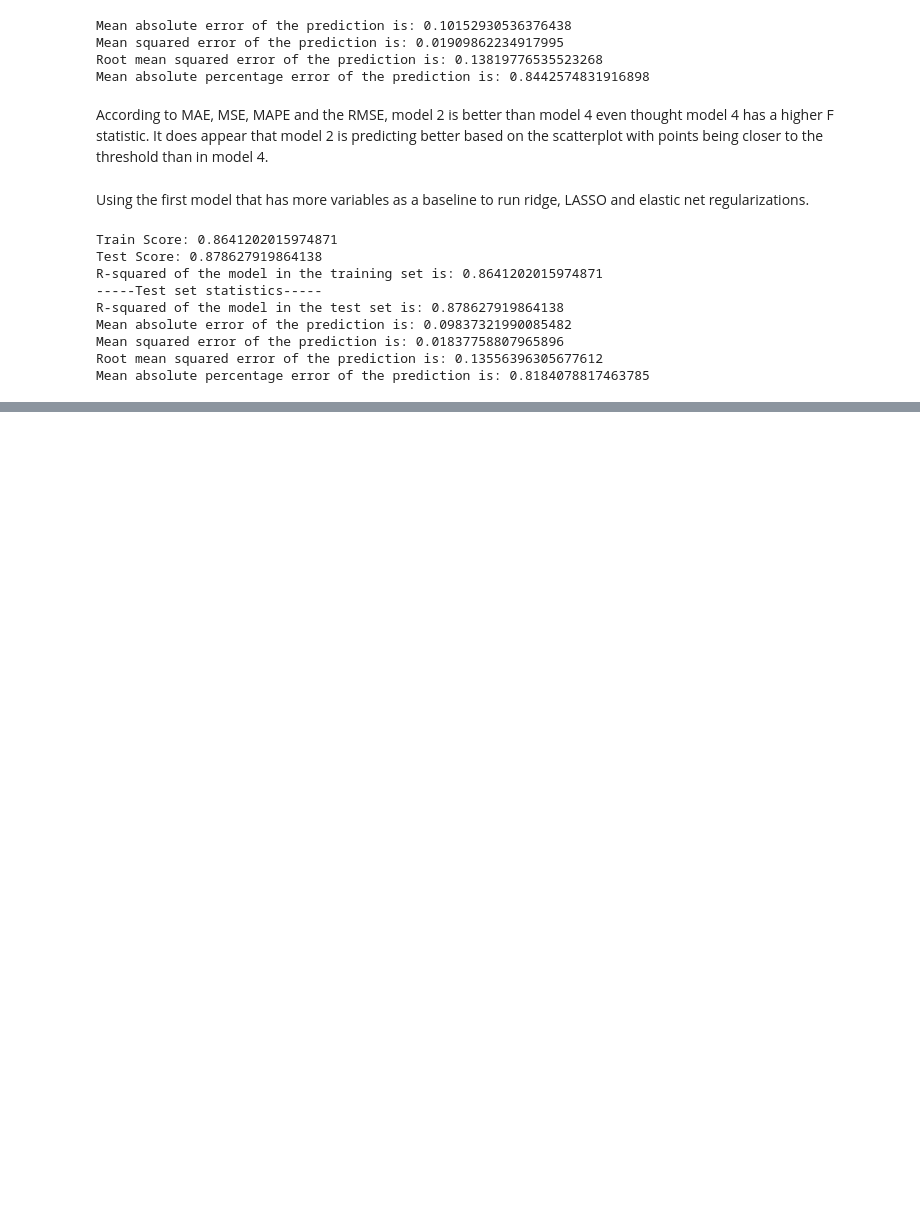
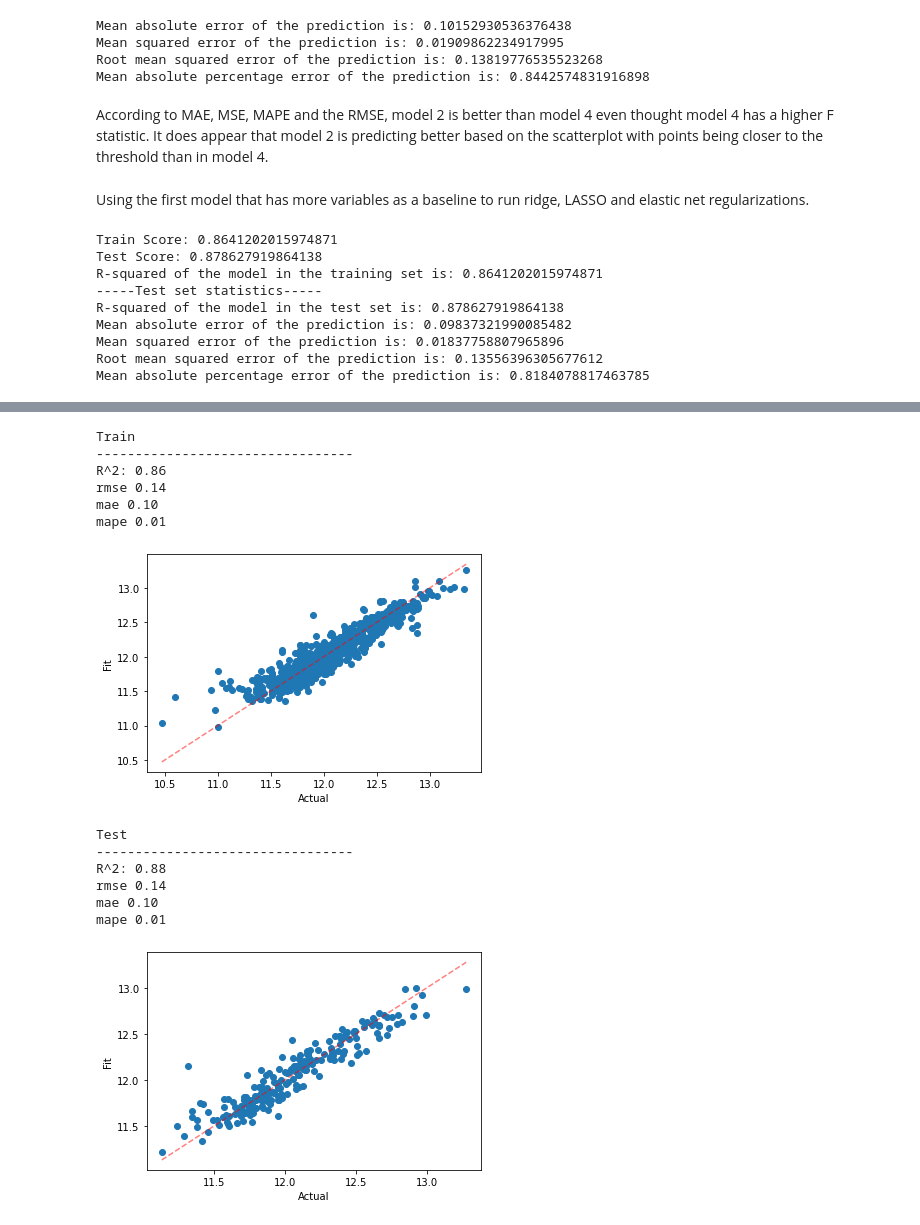
Before and after one commit to mgalaviz1/my_work, a Jupyter notebook: week6_linear_regression/Assignment_Predicting_house_prices.ipynb, the cells around one changed output, grey strips where cells are left out. Cells and saved outputs as stored; diff of their text form; code cells hidden in the pictures; blank space fills up the shorter version.

```diff
--- a/week6_linear_regression/Assignment_Predicting_house_prices.ipynb
+++ b/week6_linear_regression/Assignment_Predicting_house_prices.ipynb
@@ -1045,15 +1011,0 @@ Using various values for lambda, LASSO performs worse than ridge with this model
-# %%
-elasticregr = ElasticNet(alpha=10, l1_ratio=1)
-elasticregr.fit(X_train, y_train)
-
-# You are making predictions here
-y_preds_train = elasticregr.predict(X_train)
-y_preds_test = elasticregr.predict(X_test)
-
-print("R-squared of the model on the training set is: {}".format(elasticregr.score(X_train, y_train)))
-print("-----Test set statistics-----")
-print("R-squared of the model on the test set is: {}".format(elasticregr.score(X_test, y_test)))
-print("Mean absolute error of the prediction is: {}".format(mean_absolute_error(y_test, y_preds_test)))
-print("Mean squared error of the prediction is: {}".format(mse(y_test, y_preds_test)))
-print("Root mean squared error of the prediction is: {}".format(rmse(y_test, y_preds_test)))
-print("Mean absolute percentage error of the prediction is: {}".format(np.mean(np.abs((y_test - y_preds_test) / y_test)) * 100))
@@ -1069,0 +1012,9 @@ Using Elastic Net regularization with a limited number of hyperparameters, retur
+# %%
+grid = {"alpha": [25 ,50, 100]}
+
+ridge_cv = GridSearchCV(Ridge(), grid, verbose=1, cv=5)
+ridge_cv.fit(X_train, y_train)
+
+# The best fit is in the best_estimator_ attribute
+print(f"selected alpha: {ridge_cv.best_estimator_.alpha}")
+ridge_cv.best_estimator_.coef_
@@ -1069,0 +1030,25 @@ Using Elastic Net regularization with a limited number of hyperparameters, retur
+# %%
+y_pred_train = ridge_cv.predict(X_train)
+y_pred_test = ridge_cv.predict(X_test)
+
+print("Train\n---------------------------------")
+print(f"R^2: {ridge_cv.score(X_train, y_train):.2f}")
+eval_preds(y_train, y_pred_train)
+print("Test\n---------------------------------")
+print(f"R^2: {ridge_cv.score(X_test, y_test):.2f}")
+eval_preds(y_test, y_pred_test)
+# %% [output]
+Train
+---------------------------------
+R^2: 0.86
+rmse 0.14
+mae 0.10
+mape 0.01
+[figure, added]
+Test
+---------------------------------
+R^2: 0.88
+rmse 0.14
+mae 0.10
+mape 0.01
+[figure, added]
```
Also changed, not shown: parts of 23 cells of this notebook, 1 other file.
